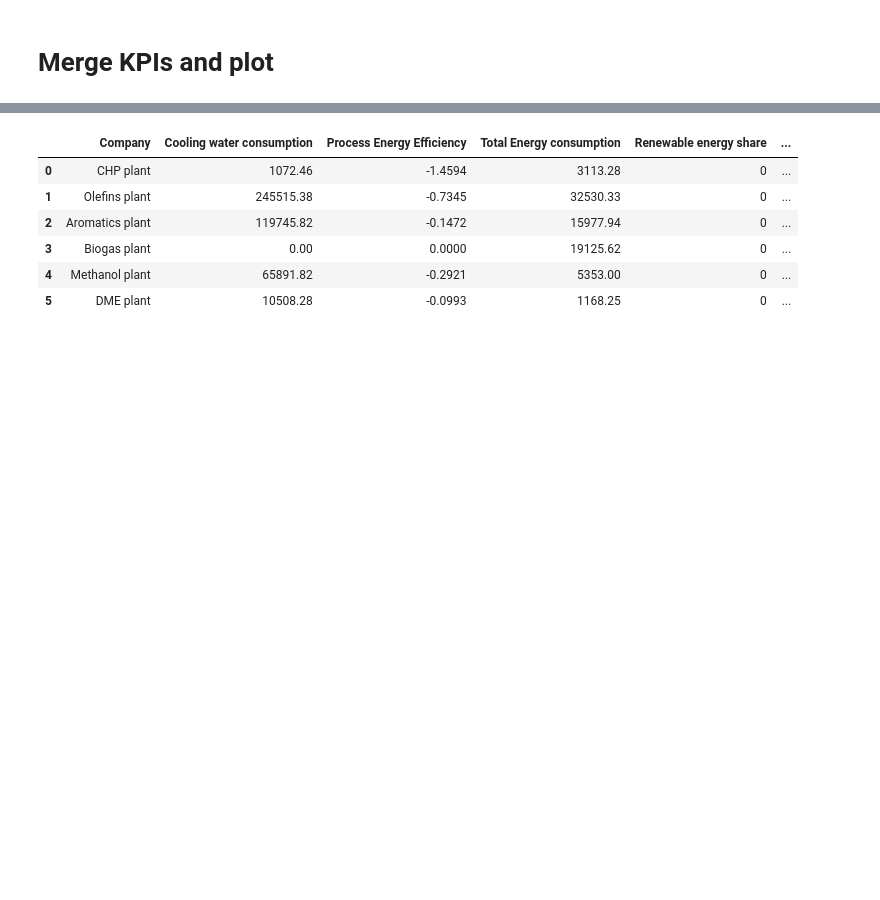
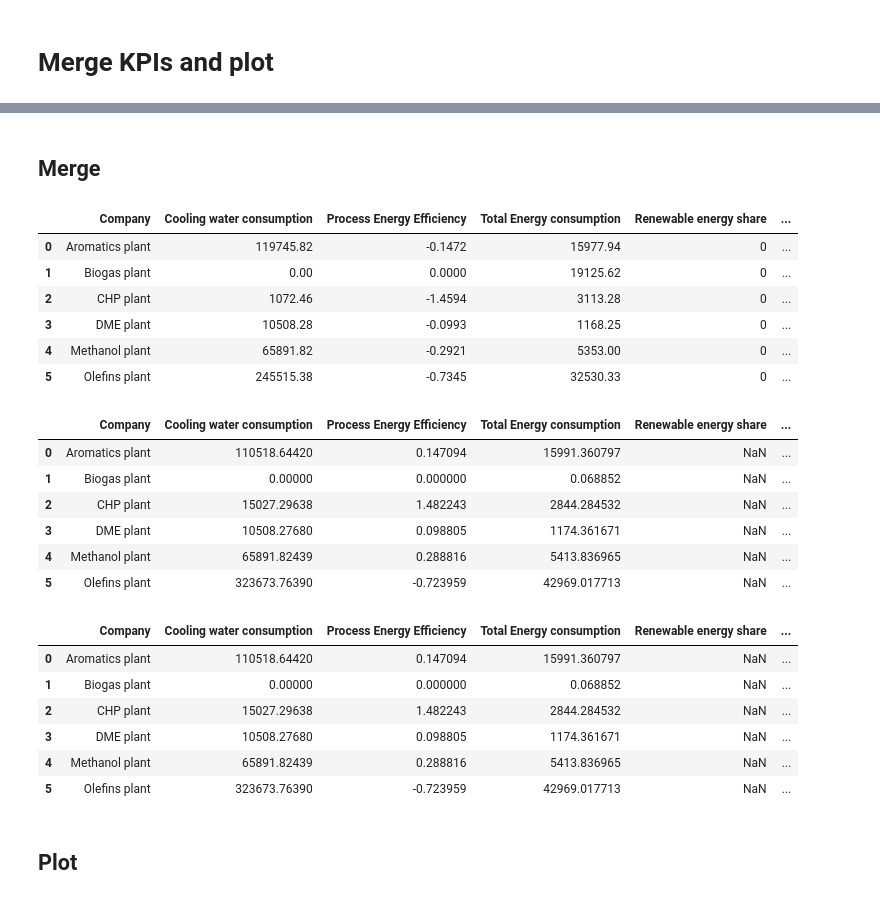
Before and after one commit to Rud-X/ieintr_cluster_mapper, a Jupyter notebook: data_exploration/05_network_analysis/ch6_calc.ipynb, the cells around one changed output, grey strips where cells are left out. Drawn from its saved outputs; the diff is of its cells as text; code cells hidden in the pictures; blank space fills up the shorter version.

Commit message:
Add KPI calculation

```diff
--- a/data_exploration/05_network_analysis/ch6_calc.ipynb
+++ b/data_exploration/05_network_analysis/ch6_calc.ipynb
@@ -145,0 +981,20 @@ display(material_df_kpi)
+# %%
+##### Excel old energy KPIs #####
+# Import the excel
+energy_df_kpi_old = pd.read_excel(
+    "energy KPI Calculations.xlsx", sheet_name="KPI_Summary_Ch5"
+)
+energy_df_kpi_old_units = pd.read_excel(
+    "energy KPI Calculations.xlsx", sheet_name="KPI_Units"
+)
+energy_df_kpi_old = energy_df_kpi_old.sort_values("Company").reset_index(drop=True)
+display(energy_df_kpi_old)
+
+##### Calculate new energy KPIs #####
+energy_df, energy_df_kpi = main_energy_kpi(df_product_kt=df_company_products)
+display(energy_df)
+display(energy_df[["Company", "Total_Energy_Input", "Total_Energy_Output"]])
+
+# Sort columns by energy_kpis_df column order (except "Company" which should be first)
+energy_df_kpi = energy_df_kpi[energy_df_kpi_old.columns]
+display(energy_df_kpi)
@@ -146,20 +1032,52 @@ display(material_df_kpi)
+# %% [markdown]
+## Merge
 # %%
-# Merge the two dataframes on the company name
-merged_df = pd.merge(energy_kpis_df, material_df_kpi, left_on='Company', right_on='Company')
-
 # Make something to determine which columns are from either material or energy KPIs
-energy_kpi_columns = energy_kpis_df.columns.tolist()
+energy_kpi_columns = energy_df_kpi_old.columns.tolist()
+material_kpi_columns_old = material_df_kpi_old.columns.tolist()
 material_kpi_columns = material_df_kpi.columns.tolist()
 
-display(merged_df)
+##### Merge old energy KPIs with old material KPIs #####
+df_merged_kpi_old = pd.merge(
+    energy_df_kpi_old, material_df_kpi_old, left_on="Company", right_on="Company"
+)
+display(df_merged_kpi_old)
+
+##### Merge new energy KPIs with new material KPIs #####
+df_merged_kpi_new = pd.merge(
+    energy_df_kpi, material_df_kpi, left_on="Company", right_on="Company"
+)
+display(df_merged_kpi_new)
+
+##### Merge new energy KPIs with new material KPIs with CO2 reuse intervention #####
+df_merged_kpi_w_int = pd.merge(
+    energy_df_kpi, material_df_kpi_w_int, left_on="Company", right_on="Company"
+)
+display(df_merged_kpi_w_int)
 # %% [output]
 |  | Company | Cooling water consumption | Process Energy Efficiency | Total Energy consumption | Renewable energy share | ... |
-| 0 | CHP plant | 1072.46 | -1.4594 | 3113.28 | 0 | ... |
-| 1 | Olefins plant | 245515.38 | -0.7345 | 32530.33 | 0 | ... |
-| 2 | Aromatics plant | 119745.82 | -0.1472 | 15977.94 | 0 | ... |
-| 3 | Biogas plant | 0.00 | 0.0000 | 19125.62 | 0 | ... |
+| 0 | Aromatics plant | 119745.82 | -0.1472 | 15977.94 | 0 | ... |
+| 1 | Biogas plant | 0.00 | 0.0000 | 19125.62 | 0 | ... |
+| 2 | CHP plant | 1072.46 | -1.4594 | 3113.28 | 0 | ... |
+| 3 | DME plant | 10508.28 | -0.0993 | 1168.25 | 0 | ... |
 | 4 | Methanol plant | 65891.82 | -0.2921 | 5353.00 | 0 | ... |
-| 5 | DME plant | 10508.28 | -0.0993 | 1168.25 | 0 | ... |
+| 5 | Olefins plant | 245515.38 | -0.7345 | 32530.33 | 0 | ... |
+|  | Company | Cooling water consumption | Process Energy Efficiency | Total Energy consumption | Renewable energy share | ... |
+| 0 | Aromatics plant | 110518.64420 | 0.147094 | 15991.360797 | NaN | ... |
+| 1 | Biogas plant | 0.00000 | 0.000000 | 0.068852 | NaN | ... |
+| 2 | CHP plant | 15027.29638 | 1.482243 | 2844.284532 | NaN | ... |
+| 3 | DME plant | 10508.27680 | 0.098805 | 1174.361671 | NaN | ... |
+| 4 | Methanol plant | 65891.82439 | 0.288816 | 5413.836965 | NaN | ... |
+| 5 | Olefins plant | 323673.76390 | -0.723959 | 42969.017713 | NaN | ... |
+|  | Company | Cooling water consumption | Process Energy Efficiency | Total Energy consumption | Renewable energy share | ... |
+| 0 | Aromatics plant | 110518.64420 | 0.147094 | 15991.360797 | NaN | ... |
+| 1 | Biogas plant | 0.00000 | 0.000000 | 0.068852 | NaN | ... |
+| 2 | CHP plant | 15027.29638 | 1.482243 | 2844.284532 | NaN | ... |
+| 3 | DME plant | 10508.27680 | 0.098805 | 1174.361671 | NaN | ... |
+| 4 | Methanol plant | 65891.82439 | 0.288816 | 5413.836965 | NaN | ... |
+| 5 | Olefins plant | 323673.76390 | -0.723959 | 42969.017713 | NaN | ... |
+# %% [markdown]
+## Plot
 # %%
 # Make a heatmap
 import seaborn as sns
```
Also changed, not shown: parts of 14 cells of this notebook, 34 other files.
